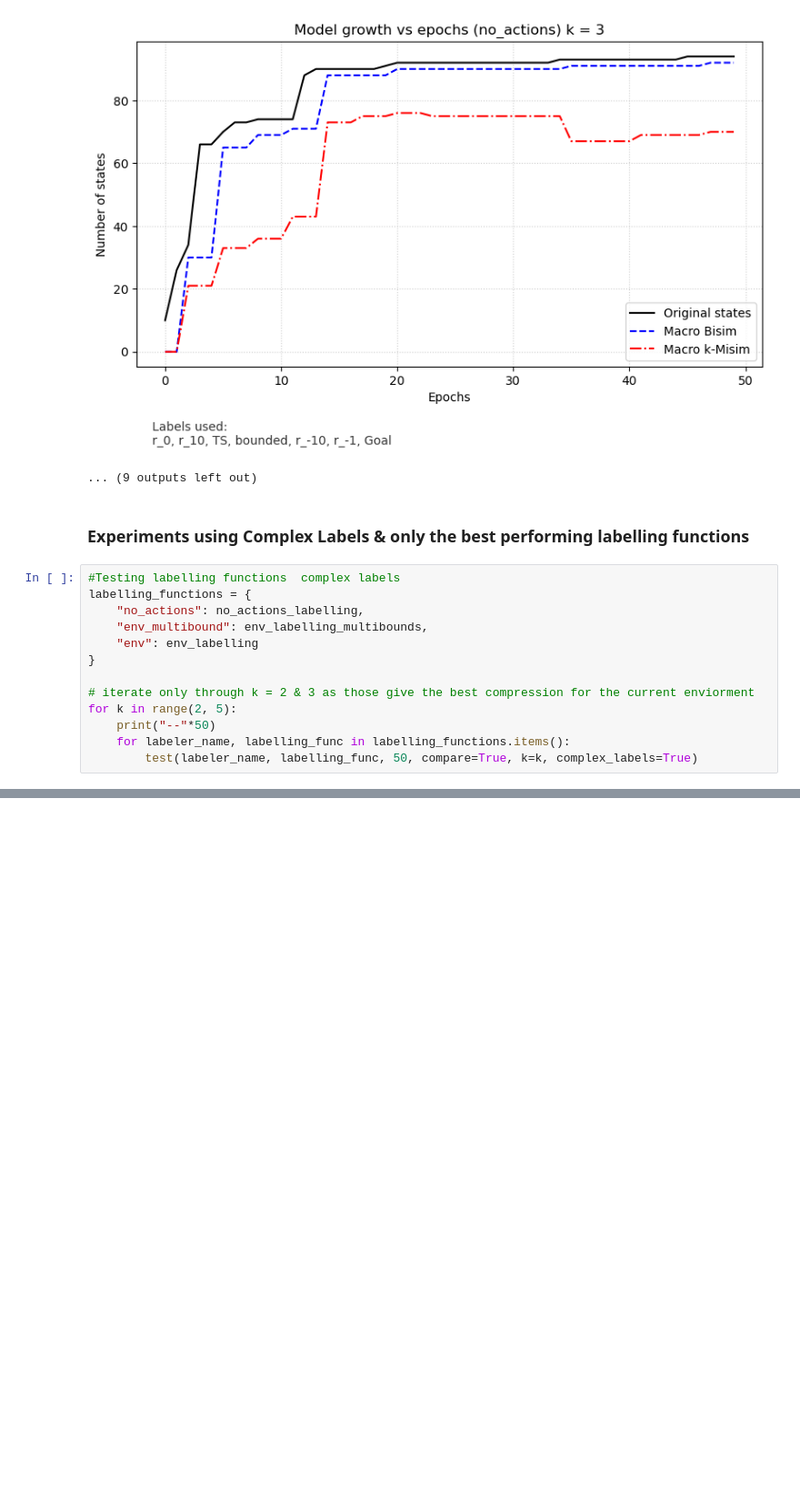
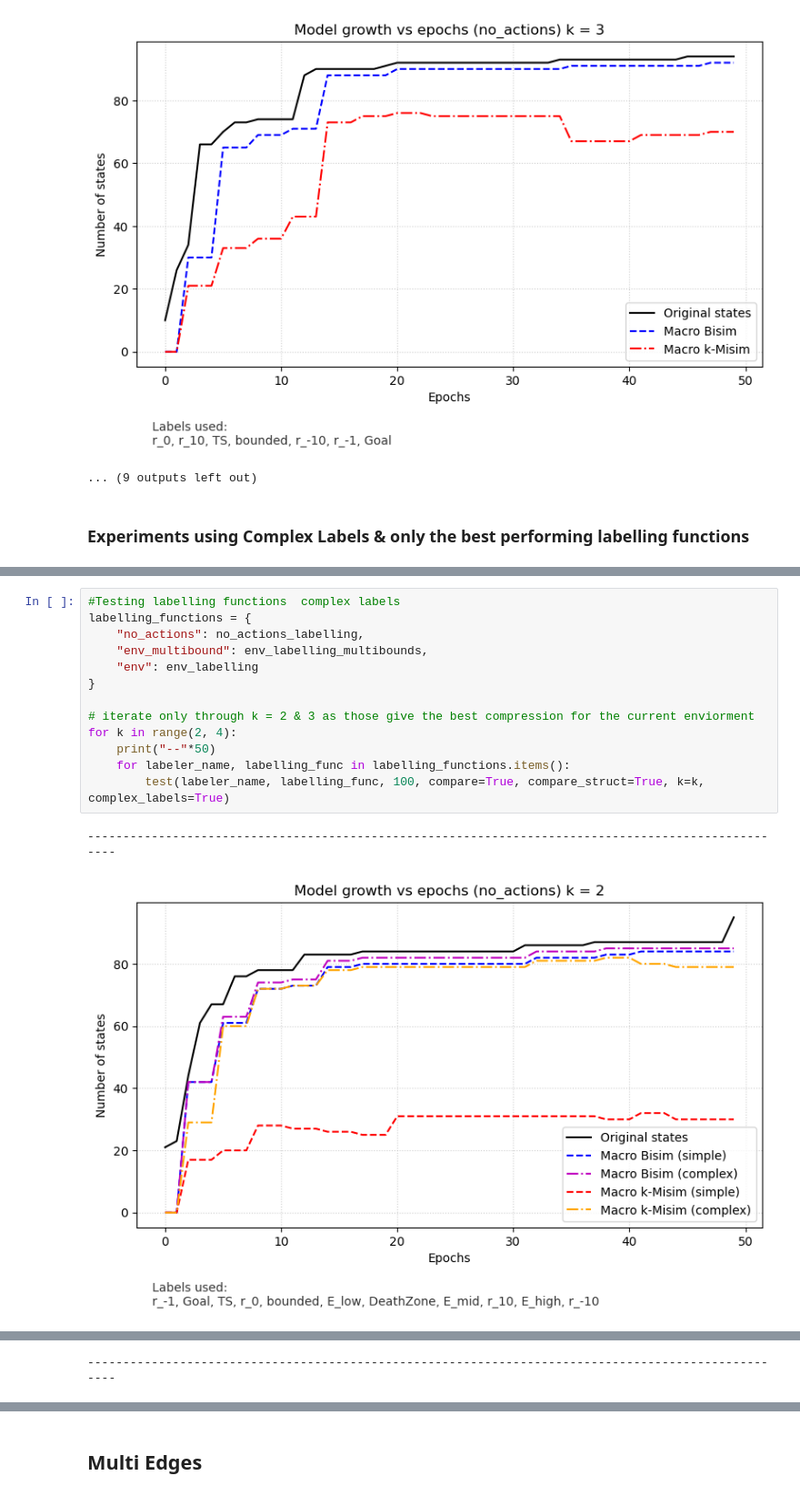
Before and after one commit to sebasaguerre/MentalModel_Generator_SymbolicAI, a Jupyter notebook: experiments.ipynb, the cells around one changed output, grey strips where cells are left out. Shown at 91% size. Saved outputs shown, nothing was run; the diff lists cells and outputs as text; blank space fills up the shorter version.

```diff
--- a/experiments.ipynb
+++ b/experiments.ipynb
@@ -225,16 +274,3 @@ for k in range(2, 5):
 ... (9 outputs left out)
 # %% [markdown]
 ### Experiments using Complex Labels & only the best performing labelling functions
-# %%
-#Testing labelling functions  complex labels
-labelling_functions = {
-    "no_actions": no_actions_labelling,
-    "env_multibound": env_labelling_multibounds,
-    "env": env_labelling
-}
-
-# iterate only through k = 2 & 3 as those give the best compression for the current enviorment
-for k in range(2, 5):
-    print("--"*50)
-    for labeler_name, labelling_func in labelling_functions.items():
-        test(labeler_name, labelling_func, 50, compare=True, k=k, complex_labels=True)
@@ -253,0 +277,16 @@ for k in range(2, 5):
+# %%
+#Testing labelling functions  complex labels
+labelling_functions = {
+    "no_actions": no_actions_labelling,
+    "env_multibound": env_labelling_multibounds,
+    "env": env_labelling
+}
+
+# iterate only through k = 2 & 3 as those give the best compression for the current enviorment
+for k in range(2, 4):
+    print("--"*50)
+    for labeler_name, labelling_func in labelling_functions.items():
+        test(labeler_name, labelling_func, 100, compare=True, compare_struct=True, k=k, complex_labels=True)
+# %% [output]
+----------------------------------------------------------------------------------------------------
+[figure, added]
@@ -253,0 +295 @@ for k in range(2, 5):
+----------------------------------------------------------------------------------------------------
@@ -253,0 +299,2 @@ for k in range(2, 5):
+# %% [markdown]
+## Multi Edges
```
Also changed, not shown: parts of 12 cells of this notebook, 4 other files.
